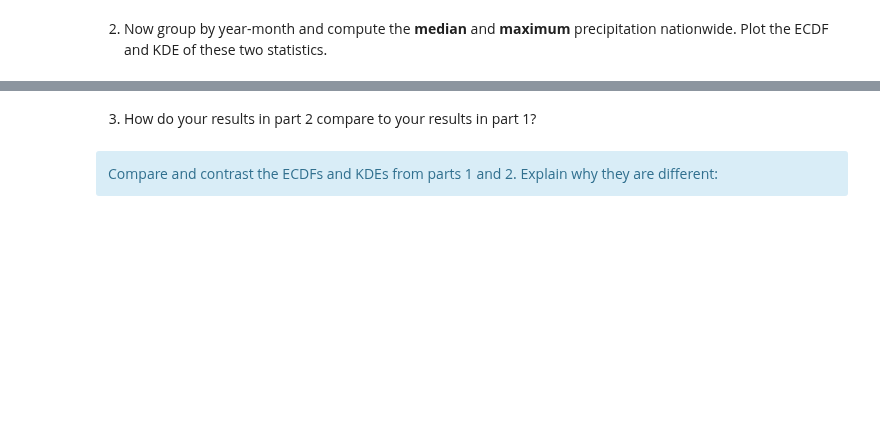
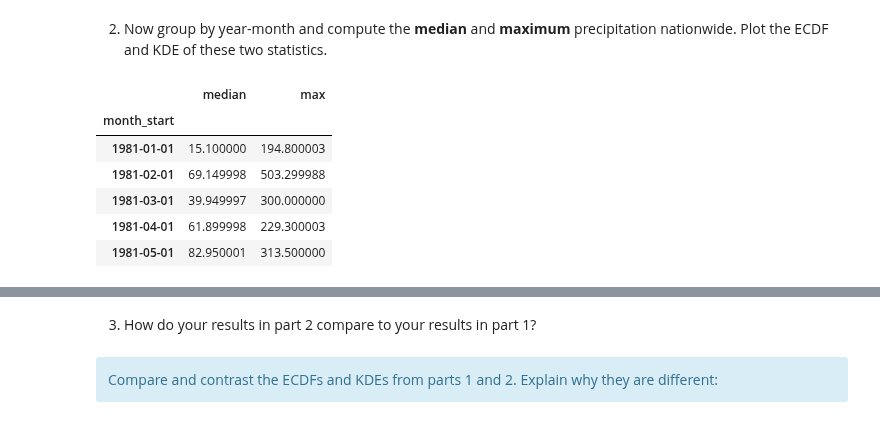
Before and after one commit to kimondragon/UU_F26_templates, a Jupyter notebook: Week05/Thursday_Lab/lab_05.ipynb, the cells around one changed output, grey strips where cells are left out. Saved outputs shown, nothing was run; the diff lists cells and outputs as text; code cells hidden in the pictures; blank space fills up the shorter version.

```diff
--- a/Week05/Thursday_Lab/lab_05.ipynb
+++ b/Week05/Thursday_Lab/lab_05.ipynb
@@ -102,2 +139,15 @@ df.head()
 # %% [markdown]
 2. Now group by year-month and compute the **median** and **maximum** precipitation nationwide. Plot the ECDF and KDE of these two statistics.
+# %%
+#med and max
+monthly = df.groupby("month_start")["prcp_total_mm"].agg(["median", "max"])
+
+monthly.head()
+# %% [output]
+|  | median | max |
+| month_start |  |  |
+| 1981-01-01 | 15.100000 | 194.800003 |
+| 1981-02-01 | 69.149998 | 503.299988 |
+| 1981-03-01 | 39.949997 | 300.000000 |
+| 1981-04-01 | 61.899998 | 229.300003 |
+| 1981-05-01 | 82.950001 | 313.500000 |
```
Also changed, not shown: parts of 14 cells of this notebook.
